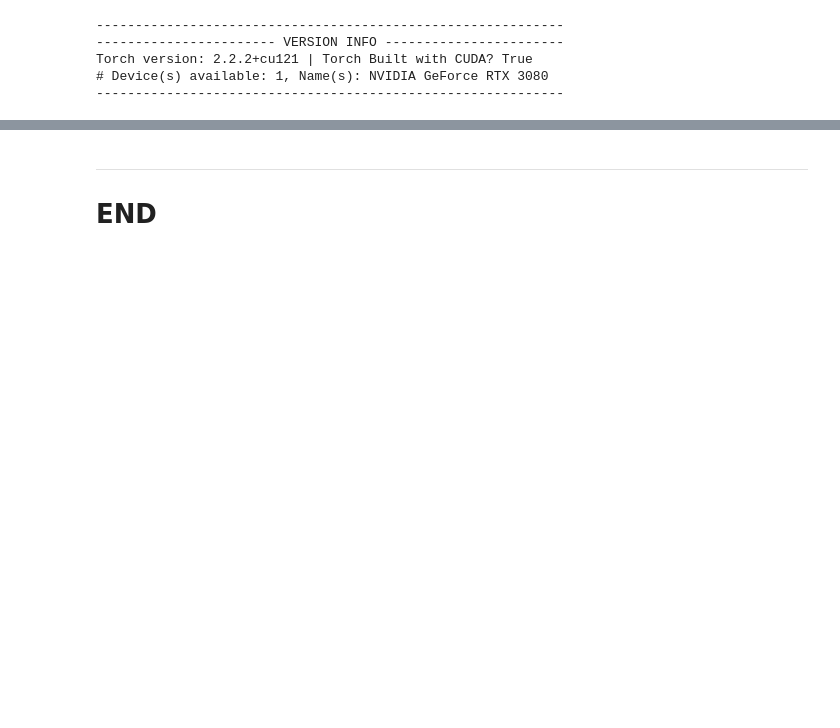
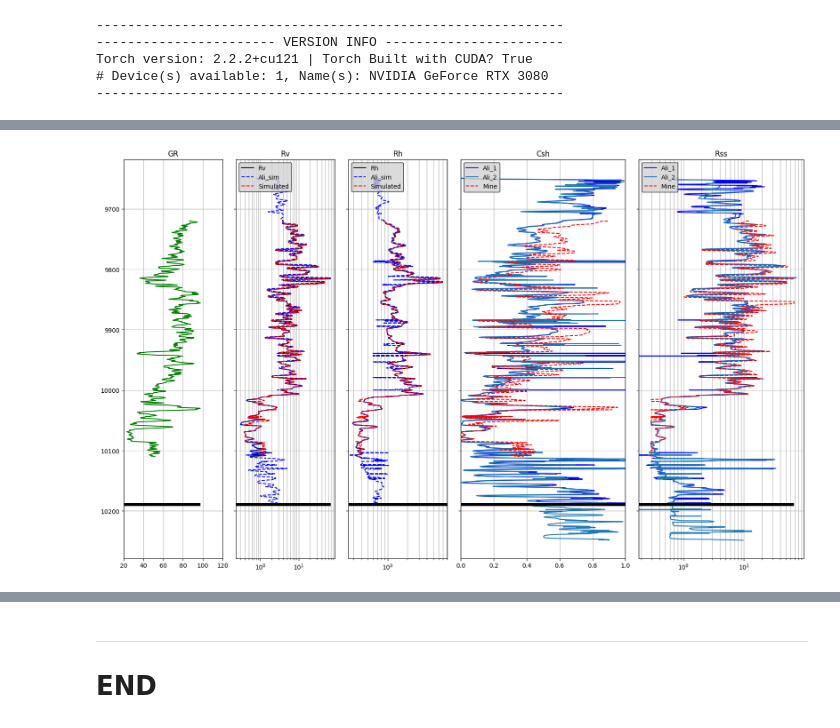
Before and after one commit to misaelmmorales/Anisotropic-Resistivity-Inversion, a Jupyter notebook: main_nb.ipynb, the cells around one changed output, grey strips where cells are left out. Cells and saved outputs as stored; diff of their text form; code cells hidden in the pictures; blank space fills up the shorter version.

```diff
--- a/main_nb.ipynb
+++ b/main_nb.ipynb
@@ -506,0 +472,84 @@ plot_inversion_fullsuite(data, sol, ali_sol)
+# %%
+grmax, calimax = data['GR'].max(), data['CALI'].max()
+lambda_reg = 1e-5
+possible_methods = ['L-BFGS-B', 'TNC', 'SLSQP', 'trust-constr']
+
+def objective(variables, *args):
+    Csh, Rs = variables
+    Rv, Rh, Rvsh, Rhsh = args[0], args[1], args[2], args[3]
+    grw, caliw = args[4]/grmax, args[5]/calimax
+    def loss():
+        eq1 = (Csh*Rvsh + (1-Csh)*Rs) - Rv
+        eq2 = (Csh/Rhsh + (1-Csh)/Rs) - (1/Rh)
+        return np.expand_dims(np.array([eq1, eq2]),-1)
+    def weighting(method='gr'):
+        if method=='gr':
+            Wd1, Wd2 = 1/Rv/grw, 1*Rh/grw
+        elif method=='cali':
+            Wd1, Wd2 = 1/Rv/caliw, 1*Rh/caliw
+        elif method=='data':
+            Wd1, Wd2 = 1/Rv, 1*Rh
+        elif method=='none':
+            Wd1, Wd2 = 1, 1
+        else:
+            raise ValueError('Invalid weighting method')
+        return np.diag(np.array([Wd1, Wd2]))
+    def reg(v, a=0, o=2):
+        return a*linalg.norm(v, o)
+    cost = np.dot(weighting(), loss())
+    return linalg.norm(cost,2) + reg(variables, a=lambda_reg)
+
+def jacobian(variables, *args):
+    return Jacobian(lambda x: objective(x, *args))(variables).ravel()
+
+def hessian(variables, *args):
+    return Hessian(lambda x: objective(x, *args))(variables)
+
+bounds = [(0,1),(R_min,R_max)]
+constr = (optimize.NonlinearConstraint(lambda x: x[0], lb=bounds[0][0], ub=bounds[0][1]),
+          optimize.NonlinearConstraint(lambda x: x[1], lb=bounds[1][0], ub=bounds[1][1]))
+
+xall, xhist  = {}, []
+def callback(x, *args):
+    xhist.append(x)
+
+sol = []
+for i, row in data.iterrows():
+    Rv_value       = row['Rv']
+    Rh_value       = row['Rh']
+    Csh_lin_value  = row['Csh_lin']
+    GR_value       = row['GR']
+    CALI_value     = row['CALI']
+    Rvsh_value     = 2.813 #row['Rvsh_win'] #2.8133
+    Rhsh_value     = 0.775 #row['Rhsh_win'] #0.7746
+
+    x0 = (Csh_lin_value, np.mean([Rv_value, Rh_value]))
+    c0 = (Rv_value, Rh_value, Rvsh_value, Rhsh_value, GR_value, CALI_value)
+    res = optimize.minimize(objective,
+                            x0          = x0,
+                            args        = c0,
+                            method      = 'TNC',
+                            #jac         = jacobian,
+                            #hess        = hessian,
+                            bounds      = [(0,1),(R_min,R_max)],
+                            #constraints = constr,
+                            tol         = 1e-6,
+                            callback    = callback,
+                            options     = {'maxiter':100},
+                            )
+    Csh_pred, Rss_pred = res.x
+    sol.append({'Rv':Rv_value, 'Rh':Rh_value,
+                'Csh_pred':Csh_pred, 'Rss_pred':Rss_pred,
+                'fun':res.fun, 'nfev':res.nfev, 'jac_norm':linalg.norm(res.jac),
+                'Rv_sim':Csh_pred*Rvsh_value + (1-Csh_pred)*Rss_pred,
+                'Rh_sim':1/(Csh_pred/Rhsh_value + (1-Csh_pred)/Rss_pred)})
+    xall[i] = np.array([x0]+xhist)
+
+sol = pd.DataFrame(sol, index=data.index)
+
+plot_inversion_solution(data, sol, ali_results)
+plot_inversion_comparison(sol, ali_results)
+plot_inversion_fullsuite(data, sol, ali_sol)
+plot_short_results(data, sol)
+# %% [output]
+[figure, added]
```
Also changed, not shown: parts of 5 cells of this notebook.
